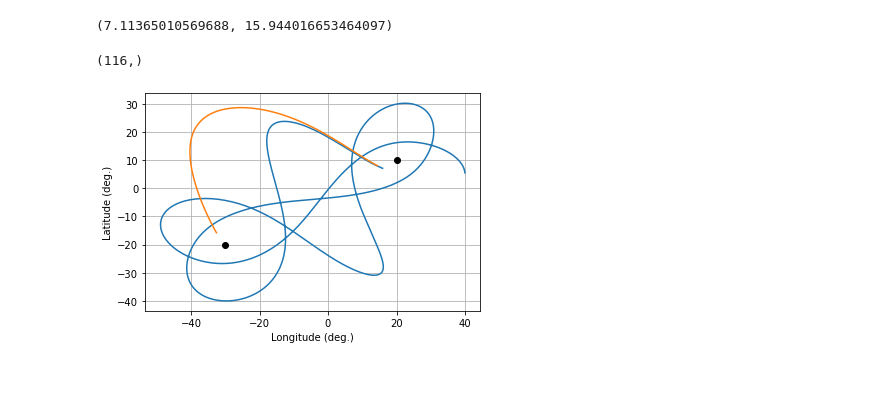
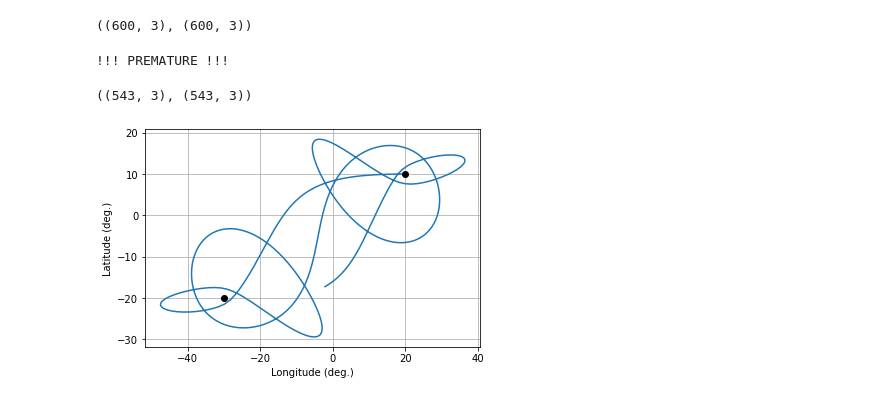
Before and after one commit to avitase/gravix2, a Jupyter notebook: physics/bindings/python/example.ipynb, the cells around one changed output. Cells and saved outputs as stored; diff of their text form; code cells hidden in the pictures.

```diff
--- a/physics/bindings/python/example.ipynb
+++ b/physics/bindings/python/example.ipynb
@@ -32,28 +26,35 @@ def shoot(missile, *, pos, vel, n=6):
 # %%
-lat1, lon1 = shoot(missiles[0], pos=(5., 40.), vel=(50., 0.))
-lat1[-1], lon1[-1]
+m = missiles[0]
+m.launch(planets=planets, planet_id=0, v=200., psi=90.)
+
+x, v = shoot(m)
+x.shape, v.shape
 # %% [output]
-(7.11365010569688, 15.944016653464097)
+((600, 3), (600, 3))
-# %%
-v = 179.
-psi = 150.
-vlat2 = v * np.sin(np.deg2rad(psi))
-vlon2 = v * np.cos(np.deg2rad(psi))
-
-lat2, lon2 = shoot(missiles[0], pos=(lat1[-1], lon1[-1]), vel=(vlat2, vlon2))
-lat2.shape
-# %% [output]
-(116,)
+# %%
+m = missiles[0]
+m.set(pos=x[-1], vel=-v[-1])
+
+x2, v2 = shoot(m)
+x2.shape, v2.shape
+# %% [output]
+!!! PREMATURE !!!
+((543, 3), (543, 3))
+# %%
+def plot(x):
+    lat = np.rad2deg(np.arcsin(x[:, 2]))
+    lon = np.rad2deg(np.arctan2(x[:, 0], x[:, 1]))
+
+    fig, ax = plt.subplots()
+    ax.plot(lon, lat)
+
+    ax.grid()
+    ax.set_xlabel('Longitude (deg.)')
+    ax.set_ylabel('Latitude (deg.)')
+
+    for plat, plon in planets.planet_pos:
+        ax.plot(plon, plat, 'o', c='black')
 # %%
-fig, ax = plt.subplots()
-ax.plot(lon1, lat1)
-ax.plot(lon2, lat2)
-
-ax.grid()
-ax.set_xlabel('Longitude (deg.)')
-ax.set_ylabel('Latitude (deg.)')
-
-for plat, plon in planets.planet_pos:
-    ax.plot(plon, plat, 'o', c='black')
+plot(x)
 # %% [output]
-[figure, old version]
+[figure, new version]
```
Also changed, not shown: parts of 2 cells of this notebook, 18 other files.
